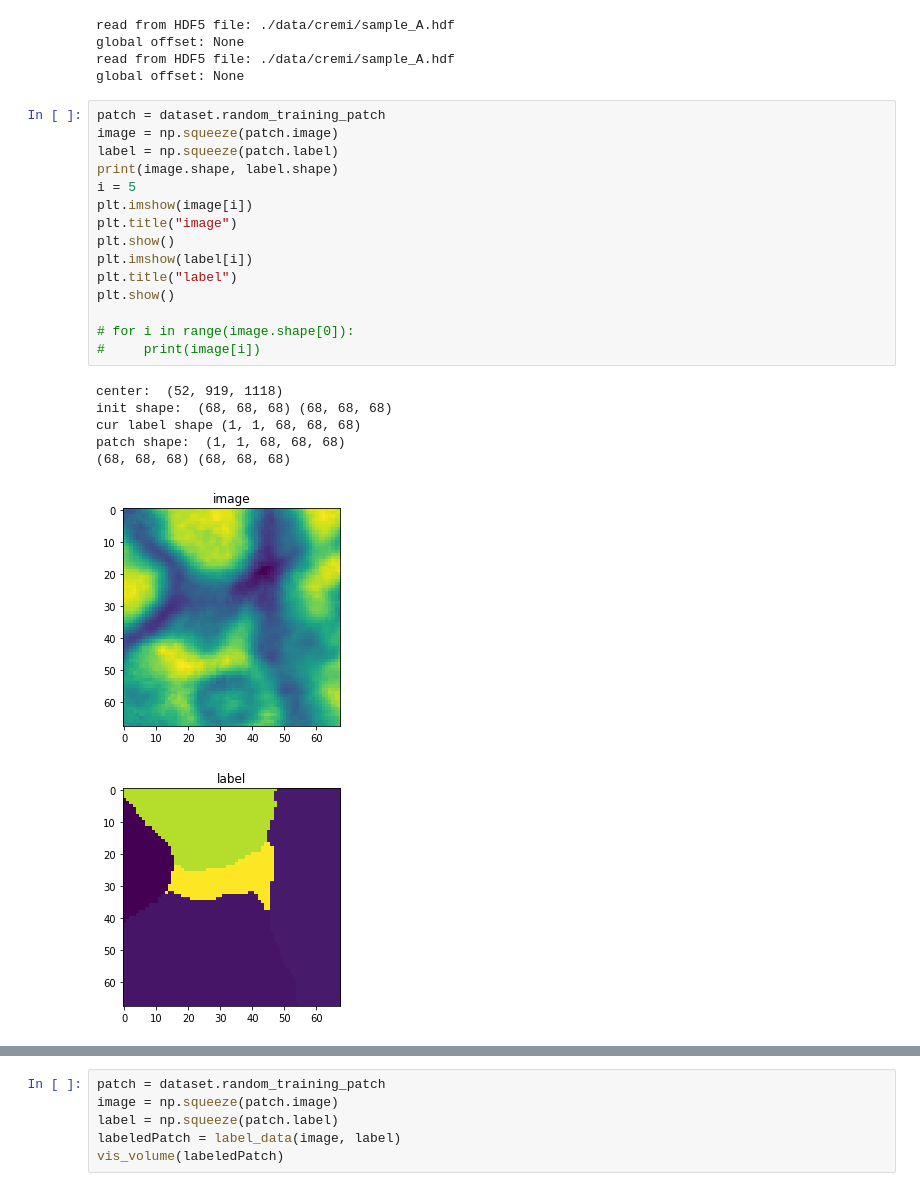
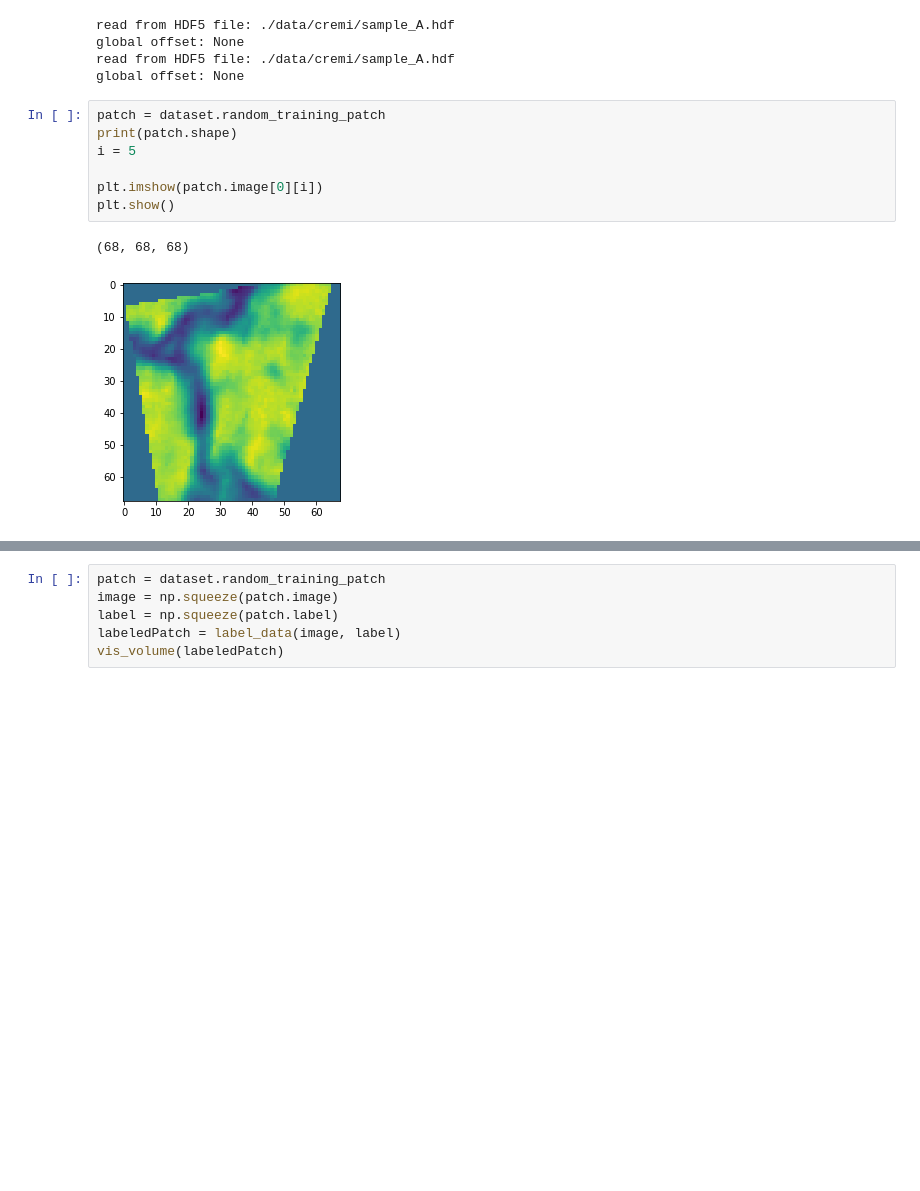
Before and after one commit to image-infomatics/neutorch, a Jupyter notebook: neutorch/data_explore.ipynb, the cells around one changed output, grey strips where cells are left out. Cells and saved outputs as stored; diff of their text form; blank space fills up the shorter version.

```diff
--- a/neutorch/data_explore.ipynb
+++ b/neutorch/data_explore.ipynb
@@ -84,26 +64,13 @@ read from HDF5 file: ./data/cremi/sample_A.hdf
 global offset: None
 read from HDF5 file: ./data/cremi/sample_A.hdf
 global offset: None
-# %%
-patch = dataset.random_training_patch
-image = np.squeeze(patch.image)
-label = np.squeeze(patch.label)
-print(image.shape, label.shape)
-i = 5
-plt.imshow(image[i])
-plt.title("image")
-plt.show()
-plt.imshow(label[i])
-plt.title("label")
-plt.show()
-
-# for i in range(image.shape[0]):
-#     print(image[i])
-# %% [output]
-center:  (52, 919, 1118)
-init shape:  (68, 68, 68) (68, 68, 68)
-cur label shape (1, 1, 68, 68, 68)
-patch shape:  (1, 1, 68, 68, 68)
-(68, 68, 68) (68, 68, 68)
-[figure, removed]
-[figure, removed]
+# %%
+patch = dataset.random_training_patch
+print(patch.shape)
+i = 5
+
+plt.imshow(patch.image[0][i])
+plt.show()
+# %% [output]
+(68, 68, 68)
+[figure, added]
```
Also changed, not shown: parts of 8 cells of this notebook, 3 other files.
